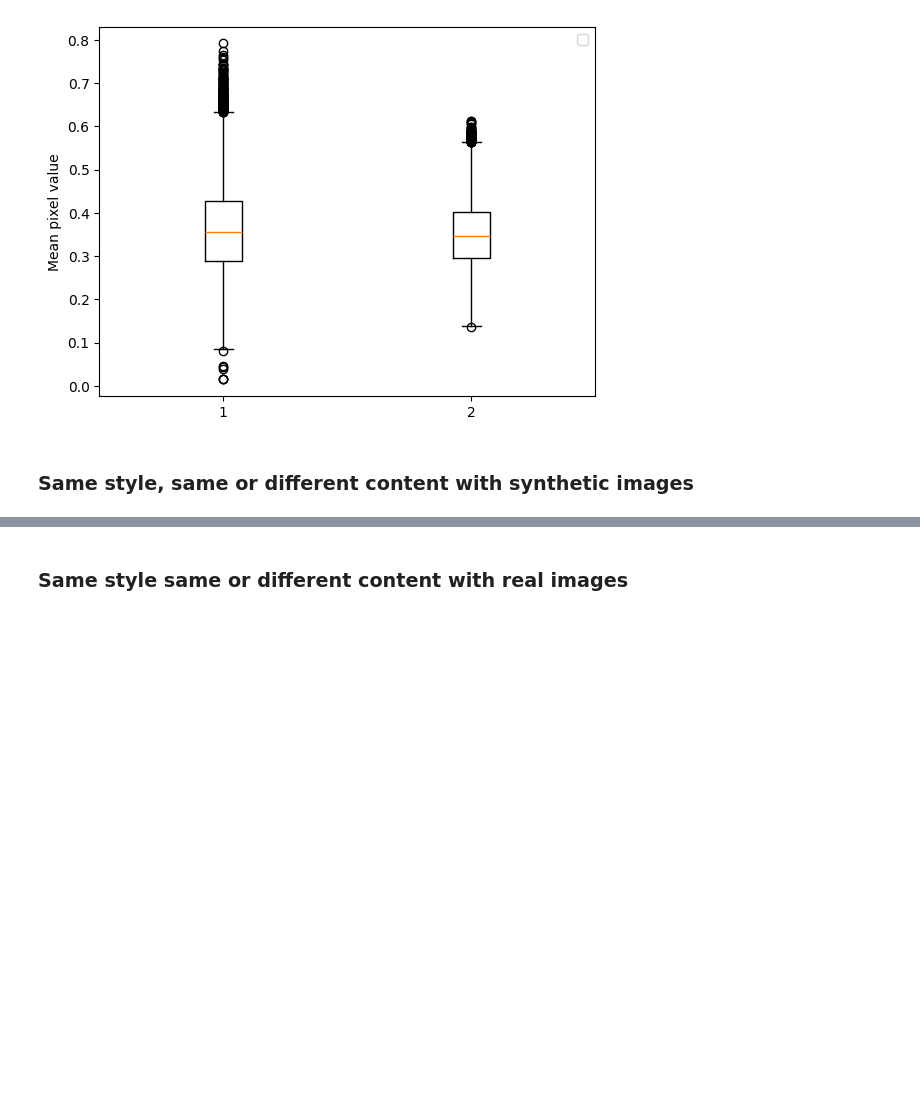
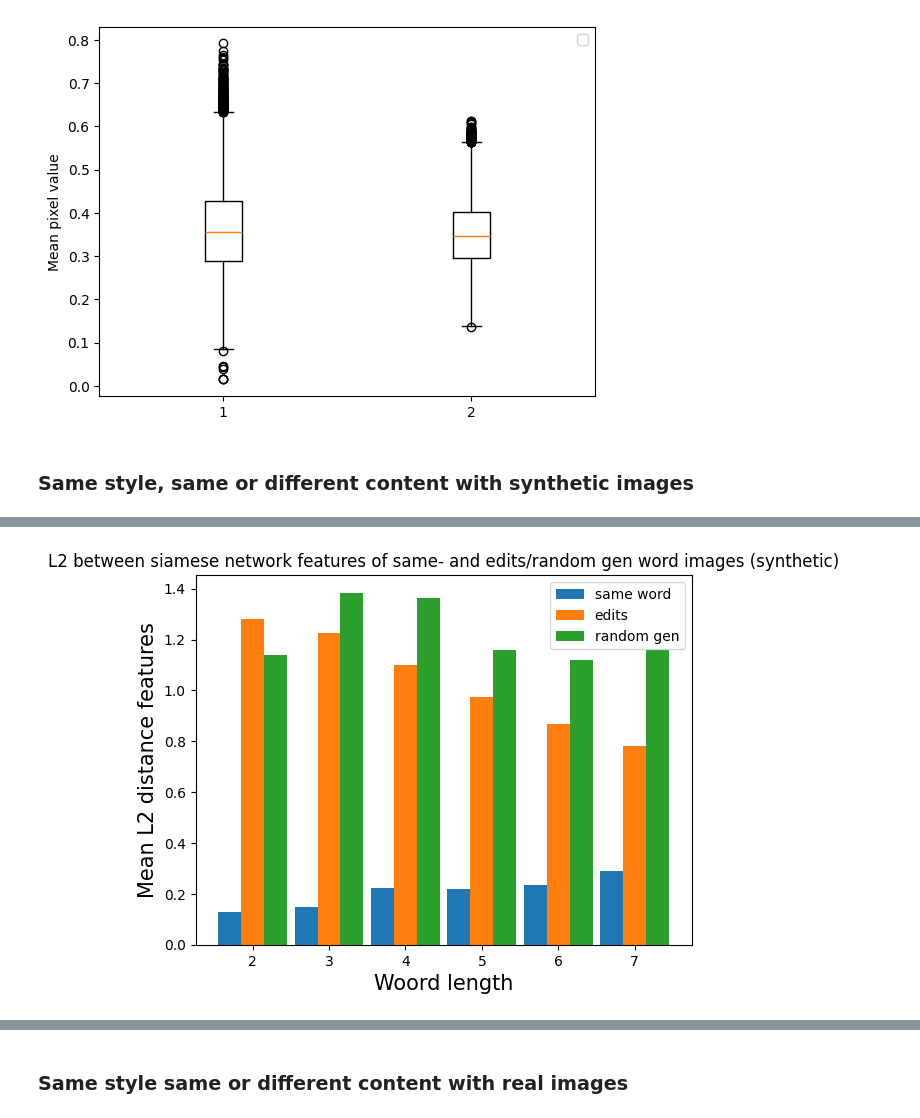
Before and after one commit to Lisa-dk/self-supervised-htr, a Jupyter notebook: small_experiments/style_exp.ipynb, the cells around one changed output, grey strips where cells are left out. Drawn from its saved outputs; the diff is of its cells as text; code cells hidden in the pictures; blank space fills up the shorter version.

```diff
--- a/small_experiments/style_exp.ipynb
+++ b/small_experiments/style_exp.ipynb
@@ -329,3 +346,35 @@ plt.show()
+# %%
+means_per_word_len_samesynth = [np.mean(losses_same_synth[i*100:(i+1)*100]) for i in range(6)]
+means_per_word_len_editsynth = [np.mean(losses_edits_synth[i*100:(i+1)*100]) for i in range(6)]
+means_per_word_len_nonesensesynth = [np.mean(losses_nonesense_synth[i*100:(i+1)*100]) for i in range(6)]
+
+std_per_word_len_samesynth = [np.std(losses_same_synth[i*100:(i+1)*100]) for i in range(6)]
+std_per_word_len_editsynth = [np.std(losses_edits_synth[i*100:(i+1)*100]) for i in range(6)]
+std_per_word_len_nonesensesynth = [np.std(losses_nonesense_synth[i*100:(i+1)*100]) for i in range(6)]
+
+barWidth = 0.3
+
+
+# set height of bar
+
+# Set position of bar on X axis
+br1 = np.arange(len(means_per_word_len_samesynth))
+br2 = [x + barWidth for x in br1]
+br3 = [x + barWidth for x in br2]
+
+plt.bar(br1, means_per_word_len_samesynth, width=barWidth, label="same word")
+plt.bar(br2, means_per_word_len_editsynth, width=barWidth, label="edits")
+plt.bar(br3, means_per_word_len_nonesensesynth, width=barWidth, label='random gen')
+plt.legend()
+plt.xlabel('Woord length', fontsize = 15)
+plt.ylabel('Mean L2 distance features', fontsize = 15)
+plt.xticks([r + barWidth for r in range(len(means_per_word_len_samesynth))],
+        ['2', '3', '4', '5', '6', '7'])
+plt.title("L2 between siamese network features of same- and edits/random gen word images (synthetic)")
+plt.savefig(f"./{loss_name}_loss_data_synth_edits_random-barplot.png", dpi=300, bbox_inches="tight")
+plt.show()
+# %% [output]
+[figure, added]
 # %%
 losses_same_synth = []
 losses_diff_synth = []
```
Also changed, not shown: parts of 7 cells of this notebook, 5 other files.
